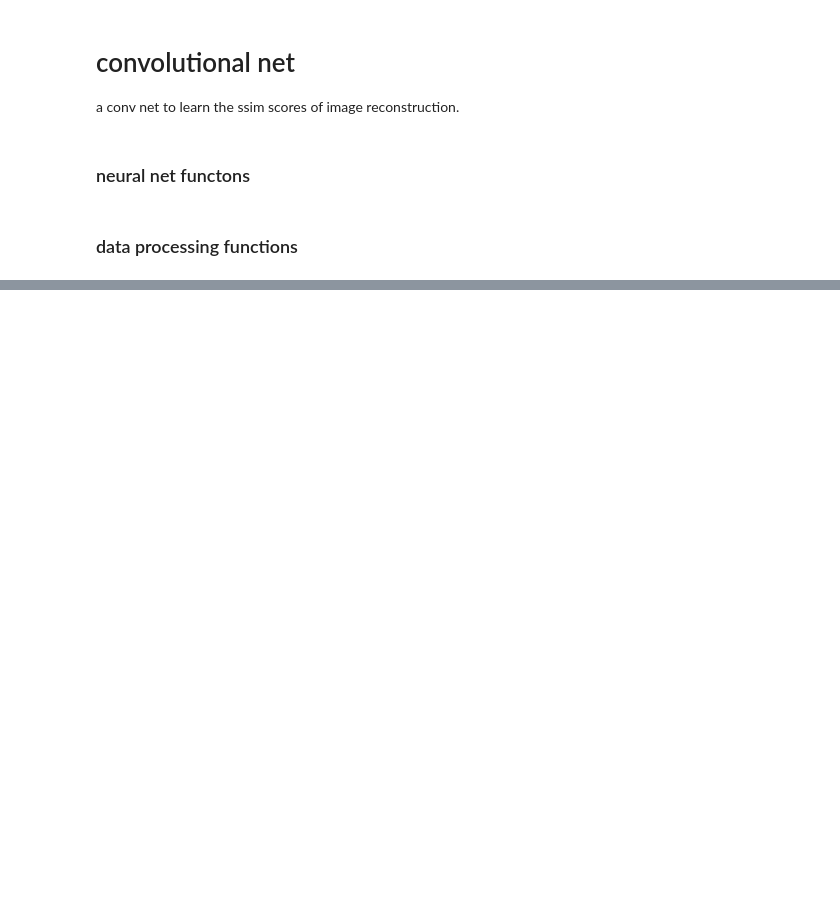
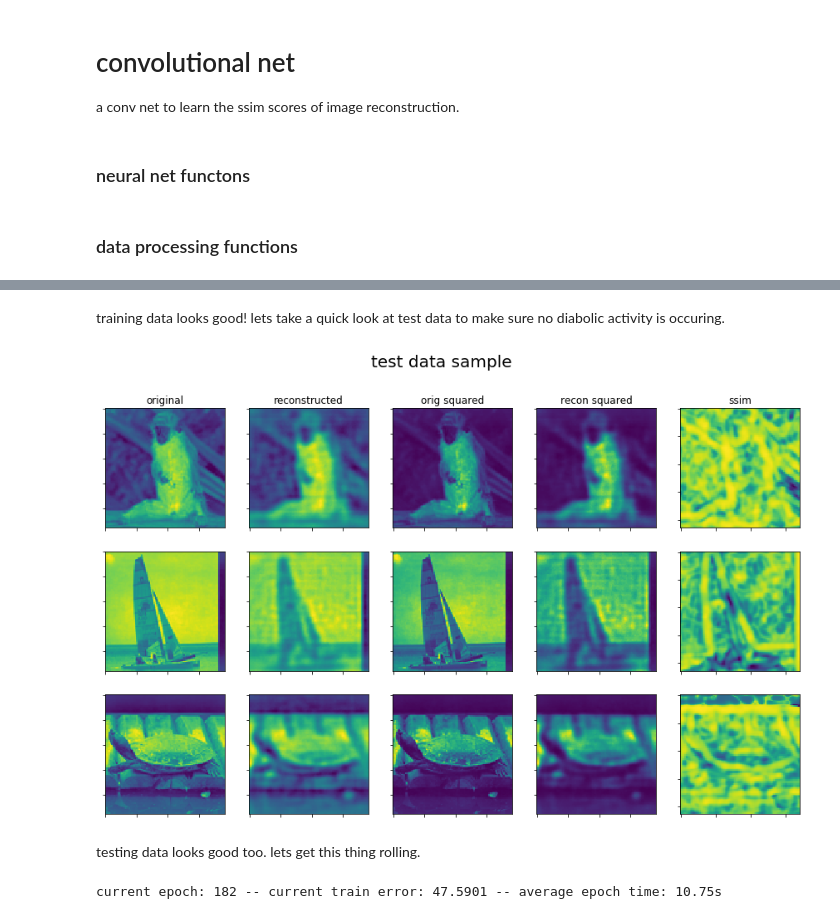
Before and after one commit to michaelneuder/image_quality_analysis, a Jupyter notebook: bin/nets/wip/conv_net.ipynb, the cells around one changed output, grey strips where cells are left out. Drawn from its saved outputs; the diff is of its cells as text; code cells hidden in the pictures; blank space fills up the shorter version.

```diff
--- a/bin/nets/wip/conv_net.ipynb
+++ b/bin/nets/wip/conv_net.ipynb
@@ -91,0 +172,27 @@ recon_500 = pd.read_csv('https://raw.githubusercontent.com/michaelneuder/image_q
+# %% [markdown]
+training data looks good! lets take a quick look at test data to make sure no diabolic activity is occuring.
+# %%
+f, axarr = plt.subplots(nrows=3,ncols=5, figsize=(15,9))
+for i in range(3):
+    axarr[i,0].imshow(test_features[i,:,:,0])
+    axarr[i,1].imshow(test_features[i,:,:,1])
+    axarr[i,2].imshow(test_features[i,:,:,2])
+    axarr[i,3].imshow(test_features[i,:,:,3])
+    axarr[i,4].imshow(test_target[i,:,:,0])
+
+axarr[0,0].set_title('original')
+axarr[0,1].set_title('reconstructed')
+axarr[0,2].set_title('orig squared')
+axarr[0,3].set_title('recon squared')
+axarr[0,4].set_title('ssim')
+for ax_row in axarr:
+    for ax in ax_row:
+        ax.set_xticklabels([])
+        ax.set_yticklabels([])
+
+f.suptitle('test data sample', size=20)
+plt.show()
+# %% [output]
+[figure, added]
+# %% [markdown]
+testing data looks good too. lets get this thing rolling.
@@ -91,0 +230,28 @@ recon_500 = pd.read_csv('https://raw.githubusercontent.com/michaelneuder/image_q
+# %%
+# error arrays
+training_error, testing_error = [], []
+epoch_time = np.asarray([])
+
+# tensorflow session & training
+with tf.Session() as sess:
+    sess.run(init)
+    global_start_time = time.time()
+    epoch_count = -1
+    for epoch in range(epochs):
+        epoch_count += 1
+        start_time = time.time()
+        epoch = get_epoch(train_features, train_target, batch_size)
+        for i in epoch:
+            x_data_train, y_data_train = np.asarray(epoch[i][0]), np.asarray(epoch[i][1])
+            sess.run(optimizer, feed_dict={x : x_data_train, y : y_data_train})
+            train_loss = sess.run(cost, feed_dict={x : x_data_train, y : y_data_train})
+        training_error.append(100*train_loss/variance)
+        test_loss = sess.run(cost, feed_dict={x : test_features, y : test_target})
+        testing_error.append(100*test_loss/variance)
+        end_time = time.time()
+        epoch_time = np.append(epoch_time, end_time-start_time)
+        print('current epoch: {} -- '.format(epoch_count)
+              +'current train error: {:.4f} -- '.format(100*train_loss/variance)
+              +'average epoch time: {:.4}s '.format(epoch_time.mean()), end='\r')
+# %% [output]
+current epoch: 182 -- current train error: 47.5901 -- average epoch time: 10.75s
```
Also changed, not shown: parts of 12 cells of this notebook, 1 other file.
